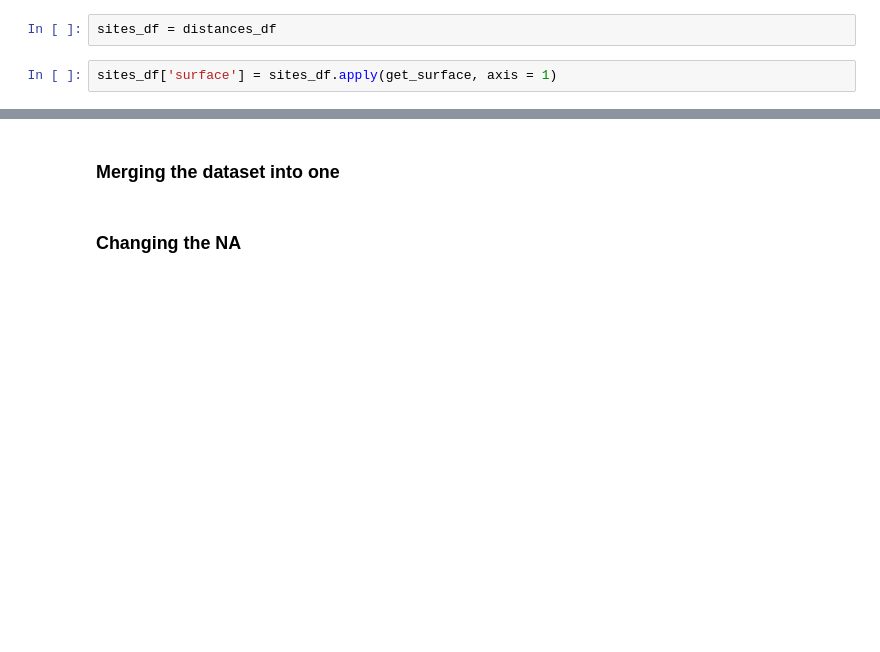
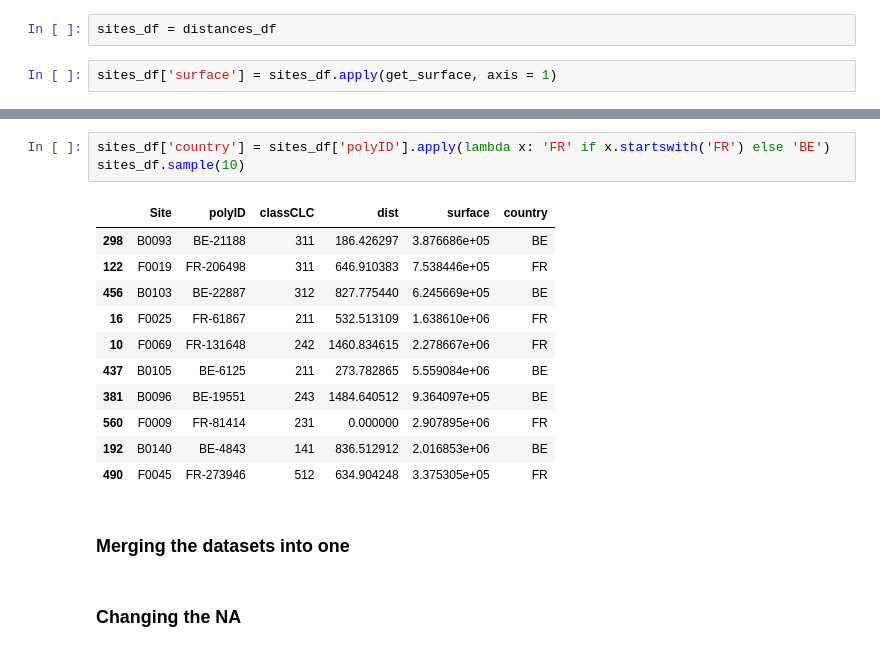
Before and after one commit to Demesmaeker/beeOdiversity, a Jupyter notebook: 01_preprocessing.ipynb, the cells around one changed output, grey strips where cells are left out. Cells and saved outputs as stored; diff of their text form; blank space fills up the shorter version.

Commit message:
country

```diff
--- a/01_preprocessing.ipynb
+++ b/01_preprocessing.ipynb
@@ -249,4 +254,19 @@ sites_df.head(5)
+# %%
+sites_df['country'] = sites_df['polyID'].apply(lambda x: 'FR' if x.startswith('FR') else 'BE')
+sites_df.sample(10)
+# %% [output]
+|  | Site | polyID | classCLC | dist | surface | country |
+| 298 | B0093 | BE-21188 | 311 | 186.426297 | 3.876686e+05 | BE |
+| 122 | F0019 | FR-206498 | 311 | 646.910383 | 7.538446e+05 | FR |
+| 456 | B0103 | BE-22887 | 312 | 827.775440 | 6.245669e+05 | BE |
+| 16 | F0025 | FR-61867 | 211 | 532.513109 | 1.638610e+06 | FR |
+| 10 | F0069 | FR-131648 | 242 | 1460.834615 | 2.278667e+06 | FR |
+| 437 | B0105 | BE-6125 | 211 | 273.782865 | 5.559084e+06 | BE |
+| 381 | B0096 | BE-19551 | 243 | 1484.640512 | 9.364097e+05 | BE |
+| 560 | F0009 | FR-81414 | 231 | 0.000000 | 2.907895e+06 | FR |
+| 192 | B0140 | BE-4843 | 141 | 836.512912 | 2.016853e+06 | BE |
+| 490 | F0045 | FR-273946 | 512 | 634.904248 | 3.375305e+05 | FR |
 # %% [markdown]
-### Merging the dataset into one
+### Merging the datasets into one
 # %% [markdown]
 ### Changing the NA
```
Also changed, not shown: parts of 2 cells of this notebook, 1 other file.
